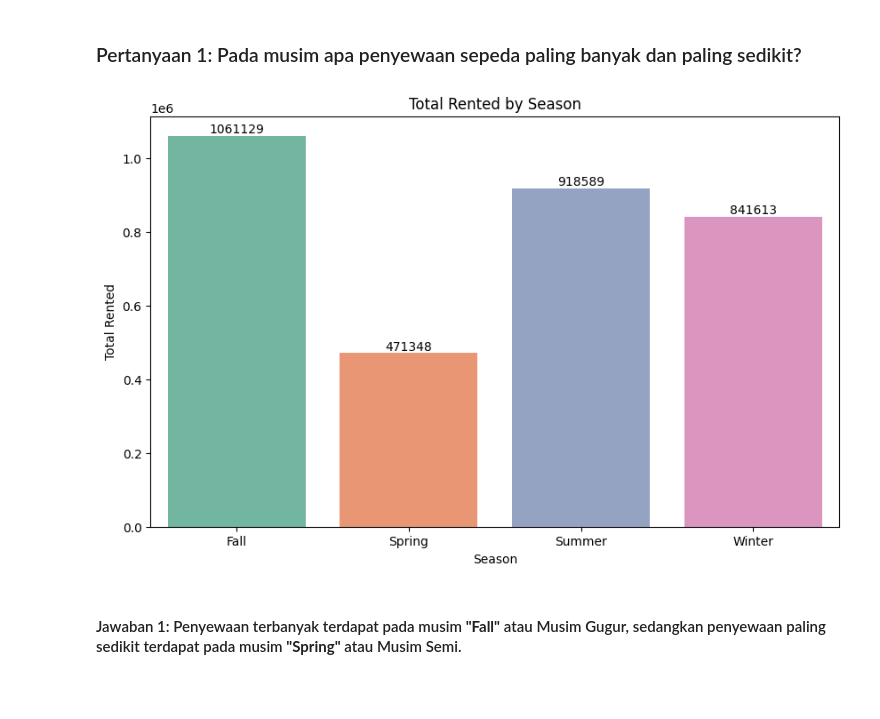
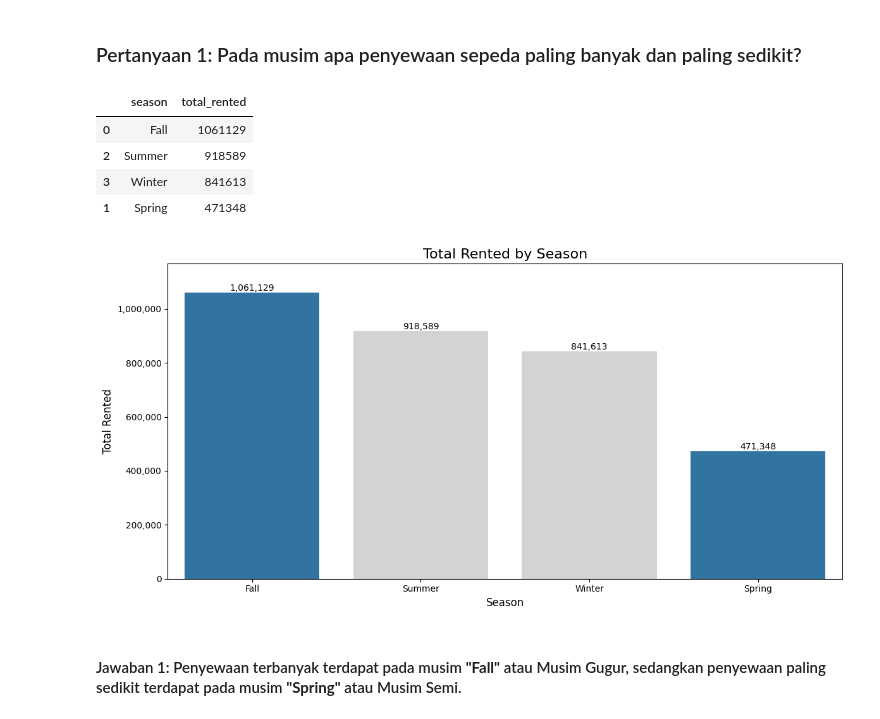
Before and after one commit to Dvaalmeyda/submission-proyek-analisis-data, a Jupyter notebook: Proyek_Analisis_Data.ipynb, the cells around one changed output. Cells and saved outputs as stored; diff of their text form; code cells hidden in the pictures; blank space fills up the shorter version.

```diff
--- a/Proyek_Analisis_Data.ipynb
+++ b/Proyek_Analisis_Data.ipynb
@@ -402,28 +402,46 @@ plt.show()
 ## Visualization & Explanatory Analysis
 # %% [markdown]
 ### Pertanyaan 1: Pada musim apa penyewaan sepeda paling banyak dan paling sedikit?
+# %%
+# SUM of Total_rented by season (max & min)
+season_total_rented = bike_rent_df.groupby('season')['total_rented'].sum().reset_index()
+season_total_rented_sorted = season_total_rented.sort_values(by='total_rented', ascending=False)
+season_total_rented_sorted
+# %% [output]
+|  | season | total_rented |
+| 0 | Fall | 1061129 |
+| 2 | Summer | 918589 |
+| 3 | Winter | 841613 |
+| 1 | Spring | 471348 |
 # %%
-# SUM of Total_rented by season (max & min)
-season_total_rented = bike_rent_df.groupby('season')['total_rented'].sum().reset_index()
-season_total_rented = season_total_rented.sort_values(by='total_rented', ascending=False)
-season_total_rented
+# color palette
+q1_colors = ['#1f77b4', '#d3d3d3', '#d3d3d3', '#1f77b4']
 
-# Viz
-plt.figure(figsize=(10, 6))
-sns.barplot(data=season_total_rented, x='season', y='total_rented', palette='Set2')
+plt.figure(figsize=(12, 6))
+ax = sns.barplot(data=season_total_rented, x='season',
+                 y='total_rented', palette=q1_colors,
+                 order=season_total_rented_sorted['season'])
 
-# Menambahkan keterangan di atas batang
-for p in plt.gca().patches:
-    plt.annotate(f'{int(p.get_height())}',
-                 (p.get_x() + p.get_width() / 2., p.get_height()),
-                 ha='center', va='bottom', fontsize=10)
+# keterangan jumlah total rented
+for p in ax.patches:
+    ax.annotate(f'{int(p.get_height()):,}',
+                (p.get_x() + p.get_width() / 2., p.get_height()),
+                ha='center', va='bottom', fontsize=10)
 
-plt.title('Total Rented by Season')
-plt.ylabel('Total Rented')
-plt.xlabel('Season')
+plt.title('Total Rented by Season', fontsize=16)
+plt.ylabel('Total Rented', fontsize=12)
+plt.xlabel('Season', fontsize=12)
+
+# y-axis scale
+max_value = season_total_rented['total_rented'].max()
+plt.ylim(0, max_value * 1.1)  # max limit 110%
+plt.yticks([i for i in range(0, int(max_value) + 1, 200000)])  # scale 200,000
+ax.yaxis.set_major_formatter(plt.FuncFormatter(lambda x, p: format(int(x), ',')))
+
+plt.tight_layout()
 plt.show()
 # %% [output]
-[figure, old version]
+[figure, new version]
 # %% [markdown]
 #### Jawaban 1: Penyewaan terbanyak terdapat pada musim **"Fall"** atau Musim Gugur, sedangkan penyewaan paling sedikit terdapat pada musim **"Spring"** atau Musim Semi.
 # %% [markdown]
```
Also changed, not shown: parts of 8 cells of this notebook.
